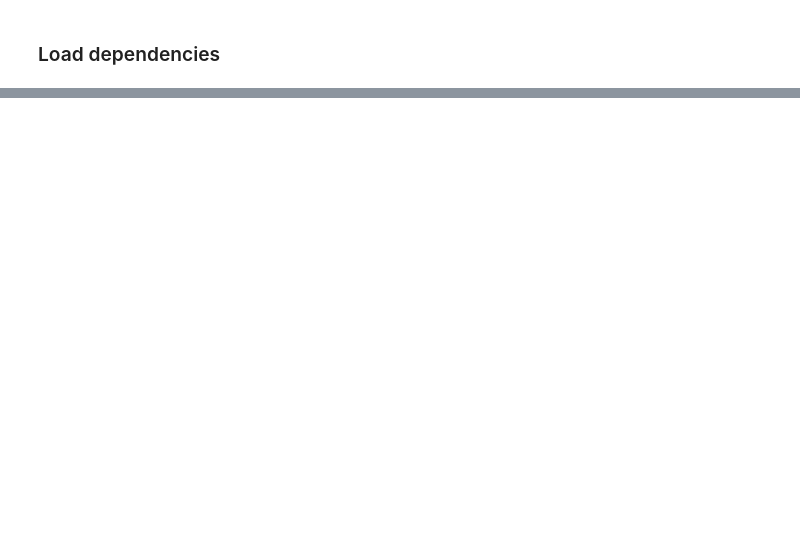
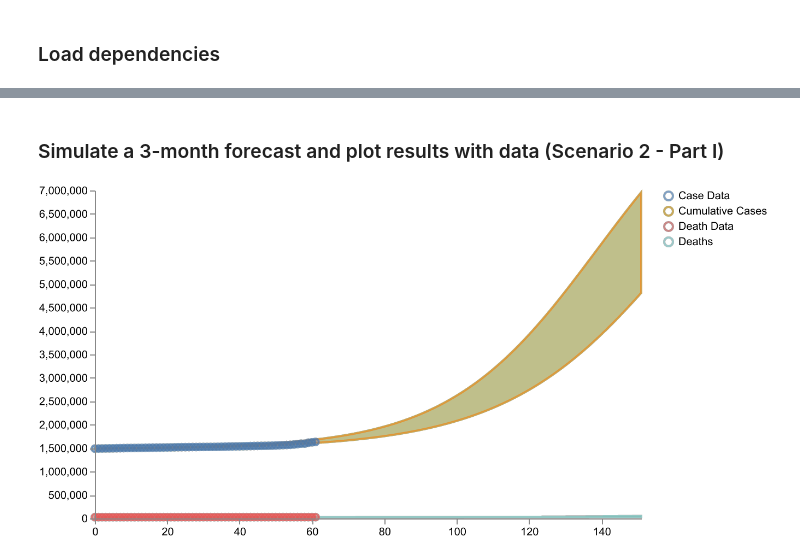
Before and after one commit to DARPA-ASKEM/program-milestones, a Jupyter notebook: Monthly_Scenarios_CIEMSS/July_2024_Scenario/July_2024_Notebook.ipynb, the cells around one changed output, grey strips where cells are left out. Cells and saved outputs as stored; diff of their text form; code cells hidden in the pictures; blank space fills up the shorter version.

Commit message:
july scenario optimization

```diff
--- a/Monthly_Scenarios_CIEMSS/July_2024_Scenario/July_2024_Notebook.ipynb
+++ b/Monthly_Scenarios_CIEMSS/July_2024_Scenario/July_2024_Notebook.ipynb
@@ -22,0 +351,7 @@ data1 = "LA_County_Covid19_CSA_14day_hospitalization_table.csv"
+# %%
+model = "SEIRHD_vacc_petrinet.json"
+
+start_time = 0.0
+end_time = 151.0 # simulate from 10/28/2021 to 03/28/2022
+logging_step_size = 1.0
+num_samples = 100
@@ -22,0 +360,12 @@ data1 = "LA_County_Covid19_CSA_14day_hospitalization_table.csv"
+# %%
+data_mapping = {"cases": "cumulative_cases", "deaths": "deceased"} # data is mapped to observables
+
+num_iterations = 100
+calibrated_results = pyciemss.calibrate(
+    model,
+    data,
+    data_mapping=data_mapping,
+    num_iterations=num_iterations
+)
+parameter_estimates = calibrated_results["inferred_parameters"]
+parameter_estimates()
@@ -22,0 +383,35 @@ data1 = "LA_County_Covid19_CSA_14day_hospitalization_table.csv"
+# %% [markdown]
+### Simulate a 3-month forecast and plot results with data (Scenario 2 - Part I)
+# %%
+calibrated_sample_results = pyciemss.sample(
+    model,
+    end_time,
+    logging_step_size,
+    num_samples,
+    start_time=start_time,
+    inferred_parameters=parameter_estimates
+)
+# display(calibrated_sample_results["data"].head())
+
+# Plot the result
+nice_labels = {
+        "cumulative_cases_observable_state": "Cumulative Cases",
+        "deceased_observable_state": "Deaths",
+        }
+nice_data_names = {
+        "cases": "Case Data",
+        "deaths": "Death Data"
+        }
+data_df = pd.read_csv(data)
+data_df.rename(columns=nice_data_names, inplace=True)
+schema = plots.trajectories(
+    pd.DataFrame(calibrated_sample_results["data"]),
+    keep=["cumulative_cases_observable_state", "deceased_observable_state"],
+    relabel=nice_labels,
+    points=data_df.drop(columns=['Timestamp']).reset_index(drop=True)
+)
+
+plots.save_schema(schema, "_schema.json")
+plots.ipy_display(schema, dpi=150)
+# %% [output]
+[figure, added]
```
Also changed, not shown: parts of 41 cells of this notebook, 4 other files.
